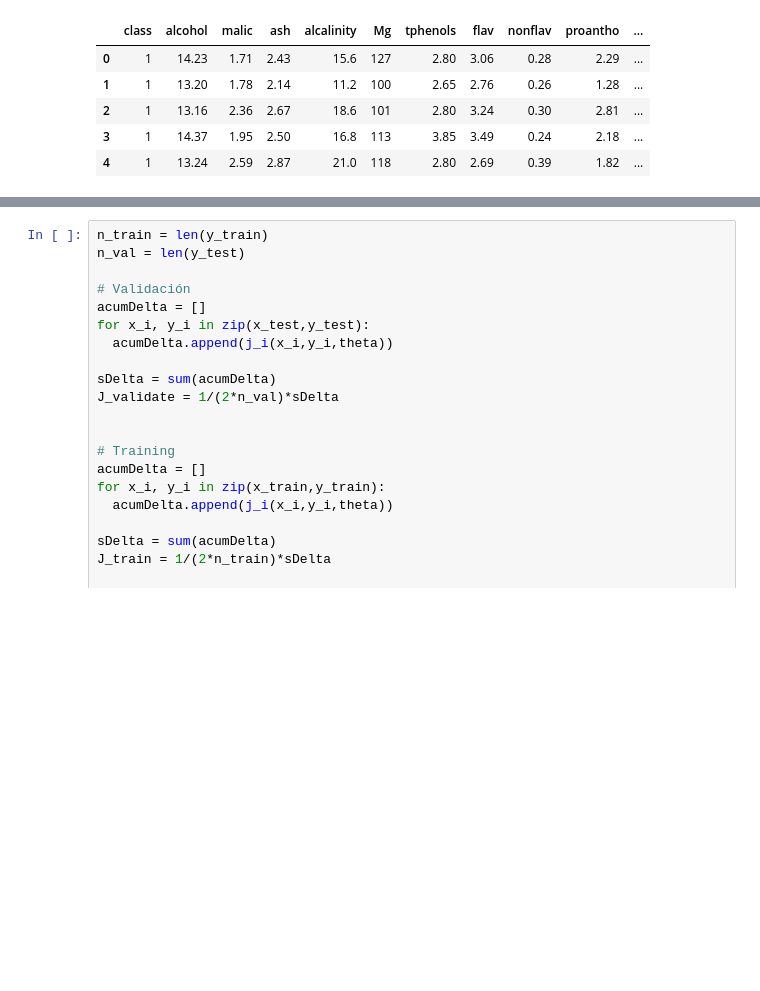
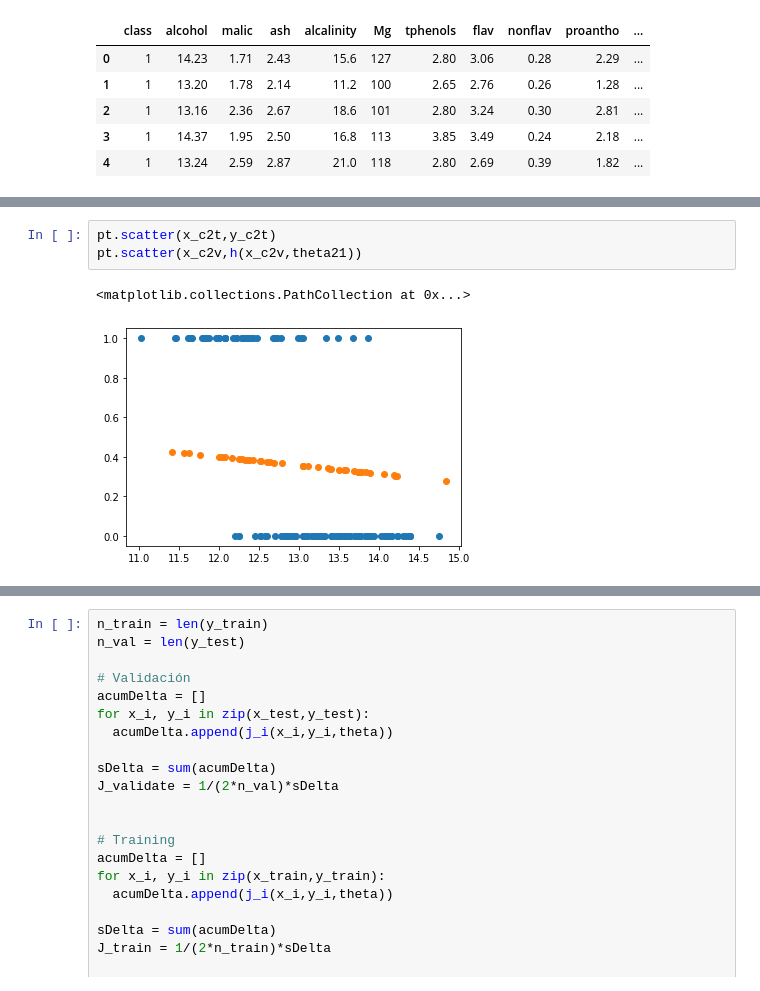
Before and after one commit to Suemy-AZ/Modulo_2, a Jupyter notebook: M2.ipynb, the cells around one changed output, grey strips where cells are left out. Drawn from its saved outputs; the diff is of its cells as text; blank space fills up the shorter version.

```diff
--- a/M2.ipynb
+++ b/M2.ipynb
@@ -56,0 +141,6 @@ array([0, 0, 0, 0, 0, 0, 0, 0, 0, 0, 0, 0, 0, 0, 0, 0, 0, 0, 0, 0, 0, 0,
+# %%
+pt.scatter(x_c2t,y_c2t)
+pt.scatter(x_c2v,h(x_c2v,theta21))
+# %% [output]
+<matplotlib.collections.PathCollection at 0x...>
+[figure, added]
```
Also changed, not shown: parts of 16 cells of this notebook.
